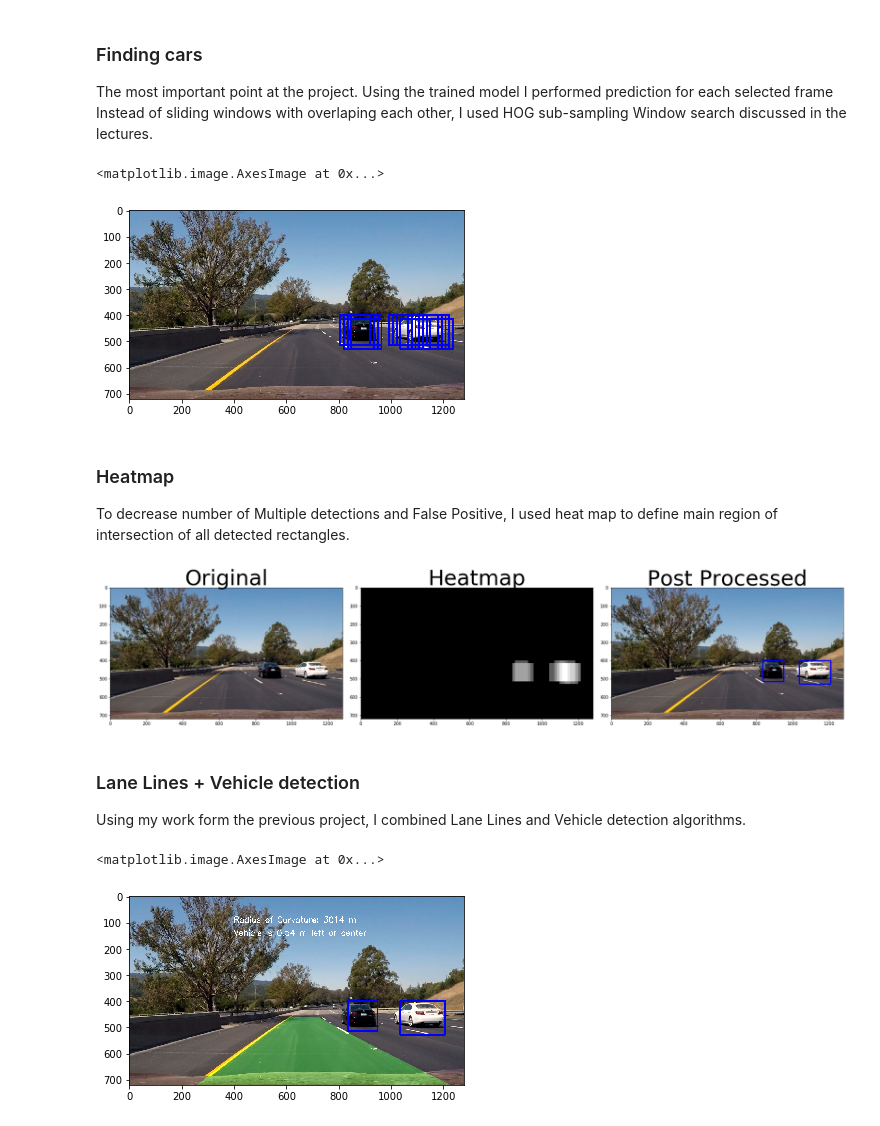
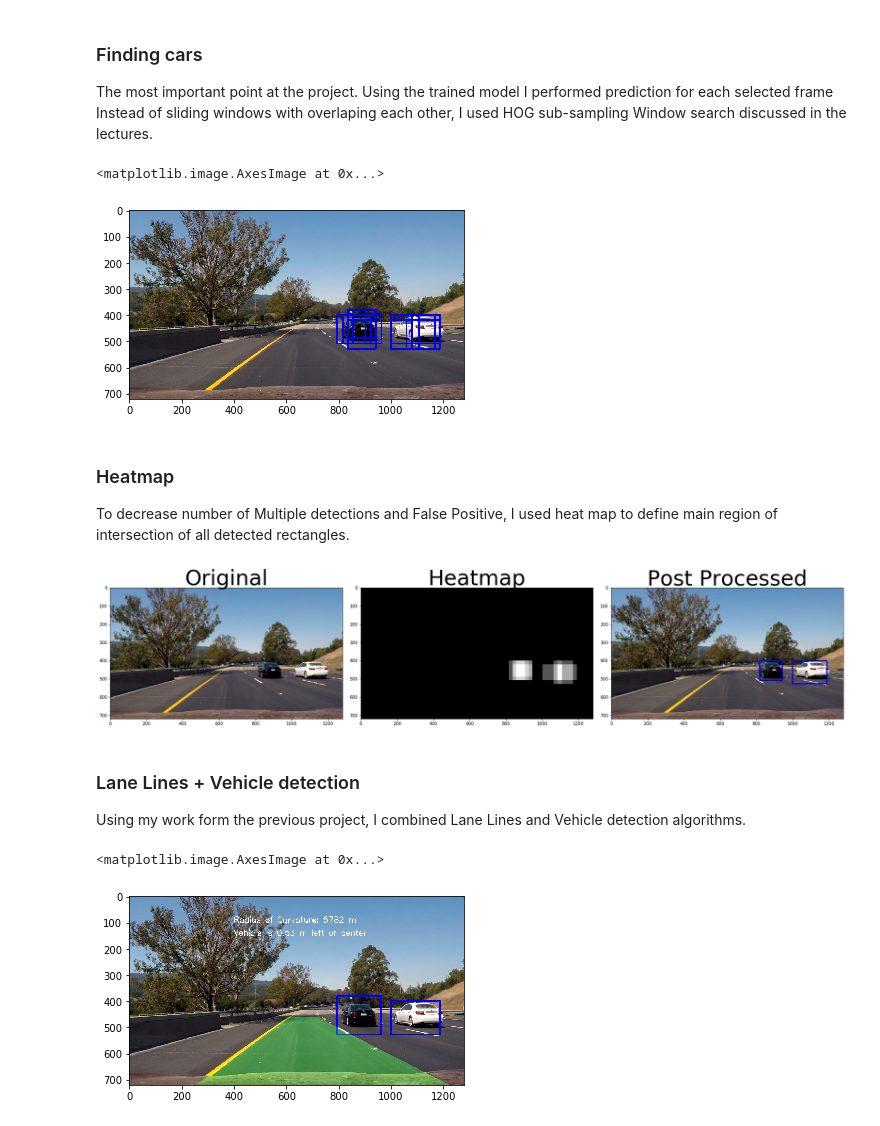
Before and after one commit to andreinechaev/VehicleDetection, a Jupyter notebook: Submission.ipynb, the cells around one changed output. Cells and saved outputs as stored; diff of their text form; code cells hidden in the pictures.

```diff
--- a/Submission.ipynb
+++ b/Submission.ipynb
@@ -150,6 +150,7 @@ def extract_features(imgs, color_space='RGB', spatial_size=(32, 32),
         file_features = []
         # Read in each one by one
         image = mpimg.imread(file)
+        feature_image = None
         # apply color conversion if other than 'RGB'
         if color_space != 'RGB':
             if color_space == 'HSV':
@@ -411,8 +412,6 @@ def search_windows(img, windows, clf, scaler, color_space='RGB',
                     hist_feat=True, hog_feat=True):
 
     #1) Create an empty list to receive positive detection windows
-#     img = cv2.cvtColor(img, cv2.COLOR_RGB2YCrCb)
-#     img = img.astype(np.float32)/255
     on_windows = []
     #2) Iterate over all windows in the list
     for window in windows:
@@ -428,9 +427,9 @@ def search_windows(img, windows, clf, scaler, color_space='RGB',
         #5) Scale extracted features to be fed to classifier
         test_features = scaler.transform(np.array(features).reshape(1, -1))
         #6) Predict using your classifier
-        prediction = clf.predict(test_features)
+#         prediction = clf.predict(test_features)
         #7) If positive (prediction == 1) then save the window
-        if prediction == 1:
+        if svc.decision_function(test_features)[0] > 1.2:
             on_windows.append(window)
     #8) Return windows for positive detections
     return on_windows
@@ -482,7 +556,7 @@ def find_cars(img, ystart, ystop, scale, svc, X_scaler, orient, pix_per_cell, ce
     img = img.astype(np.float32)/255
 
     img_tosearch = img[ystart:ystop,:,:]
-    ctrans_tosearch = convert_color(img_tosearch, 'RGB2LUV')
+    ctrans_tosearch = convert_color(img_tosearch, 'RGB2YCrCb')
     if scale != 1:
         imshape = ctrans_tosearch.shape
         ctrans_tosearch = cv2.resize(ctrans_tosearch, (np.int(imshape[1]/scale), np.int(imshape[0]/scale)))
@@ -508,6 +582,7 @@ def find_cars(img, ystart, ystop, scale, svc, X_scaler, orient, pix_per_cell, ce
     hog2 = get_hog_features(ch2, orient, pix_per_cell, cell_per_block, feature_vec=False)
     hog3 = get_hog_features(ch3, orient, pix_per_cell, cell_per_block, feature_vec=False)
     bboxes = []
+    search_area = []
     for xb in range(nxsteps):
         for yb in range(nysteps):
             ypos = yb*cells_per_step
@@ -531,35 +606,30 @@ def find_cars(img, ystart, ystop, scale, svc, X_scaler, orient, pix_per_cell, ce
             # Scale features and make a prediction
             test_features = X_scaler.transform(np.hstack((spatial_features, hist_features, hog_features)).reshape(1, -1))
             #test_features = X_scaler.transform(np.hstack((shape_feat, hist_feat)).reshape(1, -1))
-            test_prediction = svc.predict(test_features)
 
-            if test_prediction == 1:
-                xbox_left = np.int(xleft*scale)
-                ytop_draw = np.int(ytop*scale)
-                win_draw = np.int(window*scale)
+            xbox_left = np.int(xleft*scale)
+            ytop_draw = np.int(ytop*scale)
+            win_draw = np.int(window*scale)
+            search_area.append(((xbox_left, ytop_draw+ystart), (xbox_left+win_draw,ytop_draw+win_draw+ystart)))
+            if svc.decision_function(test_features)[0] > 2.1:
                 bboxes.append(
                     ((xbox_left, ytop_draw+ystart), (xbox_left+win_draw,ytop_draw+win_draw+ystart))
                 )
-    return bboxes
+    return bboxes, search_area
 
 image = mpimg.imread('test_images/test6.jpg')
 
 ystart = y_start_stop[0]
 ystop = y_start_stop[1]
-scale = 1.8
-bboxes = find_cars(image, ystart, ystop, scale, svc, X_scaler, orient, pix_per_cell, cell_per_block, spatial_size, hist_bins)
+scale = 1.7
+bboxes, search_area = find_cars(image, ystart, ystop, scale, svc, X_scaler, orient, pix_per_cell, 2, spatial_size, hist_bins)
 
-# ystart = 500
-# ystop = y_start_stop[1]
-# scale = 1.5
-# bboxes.extend(
-#     find_cars(image, ystart, ystop, scale, svc, X_scaler, orient, pix_per_cell, cell_per_block, spatial_size, hist_bins)
-# )
 out_img = draw_boxes(image, bboxes)
+# out_img = draw_boxes(out_img, search_area, color=(20, 150, 0))
 plt.imshow(out_img)
 # %% [output]
 <matplotlib.image.AxesImage at 0x...>
-[figure, old version]
+[figure, new version]
 # %%
 # Saving model into a file. Can be done right after training.
 import pickle
@@ -579,7 +649,7 @@ heat = np.zeros_like(image[:,:,0]).astype(np.float)
 heat = add_heat(heat, bboxes)
 
 # Apply threshold to help remove false positives
-heat = apply_threshold(heat, 3)
+heat = apply_threshold(heat, 1)
 
 # Visualize the heatmap when displaying
 heatmap = np.clip(heat, 0, 255)
@@ -589,40 +659,44 @@ draw_img = draw_labeled_bboxes(np.copy(image), labels)
 
 plot_inline([image, heatmap, draw_img], ['Original', 'Heatmap', 'Post Processed'])
 # %% [output]
-[figure, old version]
+[figure, new version]
 # %% [markdown]
 ### Lane Lines + Vehicle detection
 Using my work form the previous project, I combined Lane Lines and Vehicle detection algorithms.
 # %%
 from lanelines import *
 # from concurrent.futures import ThreadPoolExecutor
 
 # pool = ThreadPoolExecutor()
 
 def process_image(image):
+
     ystart = y_start_stop[0]
     ystop = y_start_stop[1]
-    scale = 1.8
-    bboxes = find_cars(image, ystart, ystop, scale, svc, X_scaler, orient, pix_per_cell, cell_per_block, spatial_size, hist_bins)
+    scale = 1.7
+    bboxes, search_area = find_cars(image, ystart, ystop, scale, svc, X_scaler, orient, pix_per_cell, 2, spatial_size, hist_bins)
 
     heat = np.zeros_like(image[:,:,0]).astype(np.float)
     heat = add_heat(heat, bboxes)
 
     # Apply threshold to help remove false positives
-    heat = apply_threshold(heat, 3)
+    heat = apply_threshold(heat, 1)
 
     # Visualize the heatmap when displaying
     heatmap = np.clip(heat, 0, 255)
     # Find final boxes from heatmap using label function
     labels = label(heatmap)
+    draw_img = draw_labeled_bboxes(np.copy(image), labels)
+
+    labels = create_heatmap(image, bboxes)
     labeled_image = draw_labeled_bboxes(np.copy(image), labels)
     return draw_lane_lines(labeled_image)
 
 processed_img = process_image(image)
 plt.imshow(processed_img)
 # %% [output]
 <matplotlib.image.AxesImage at 0x...>
-[figure, old version]
+[figure, new version]
 # %%
 ### Import everything needed to edit/save/watch video clips
 from moviepy.editor import VideoFileClip
```
Also changed, not shown: parts of 10 cells of this notebook, 4 other files.
